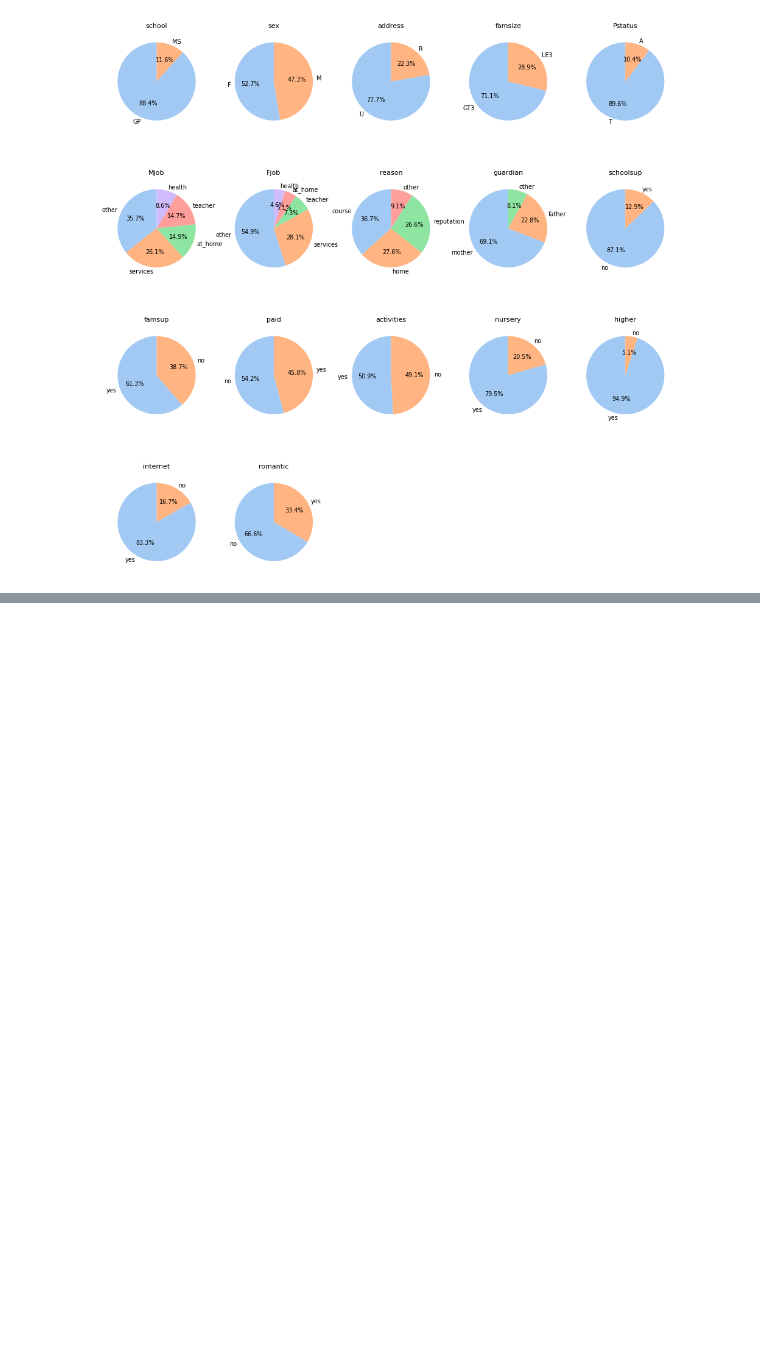
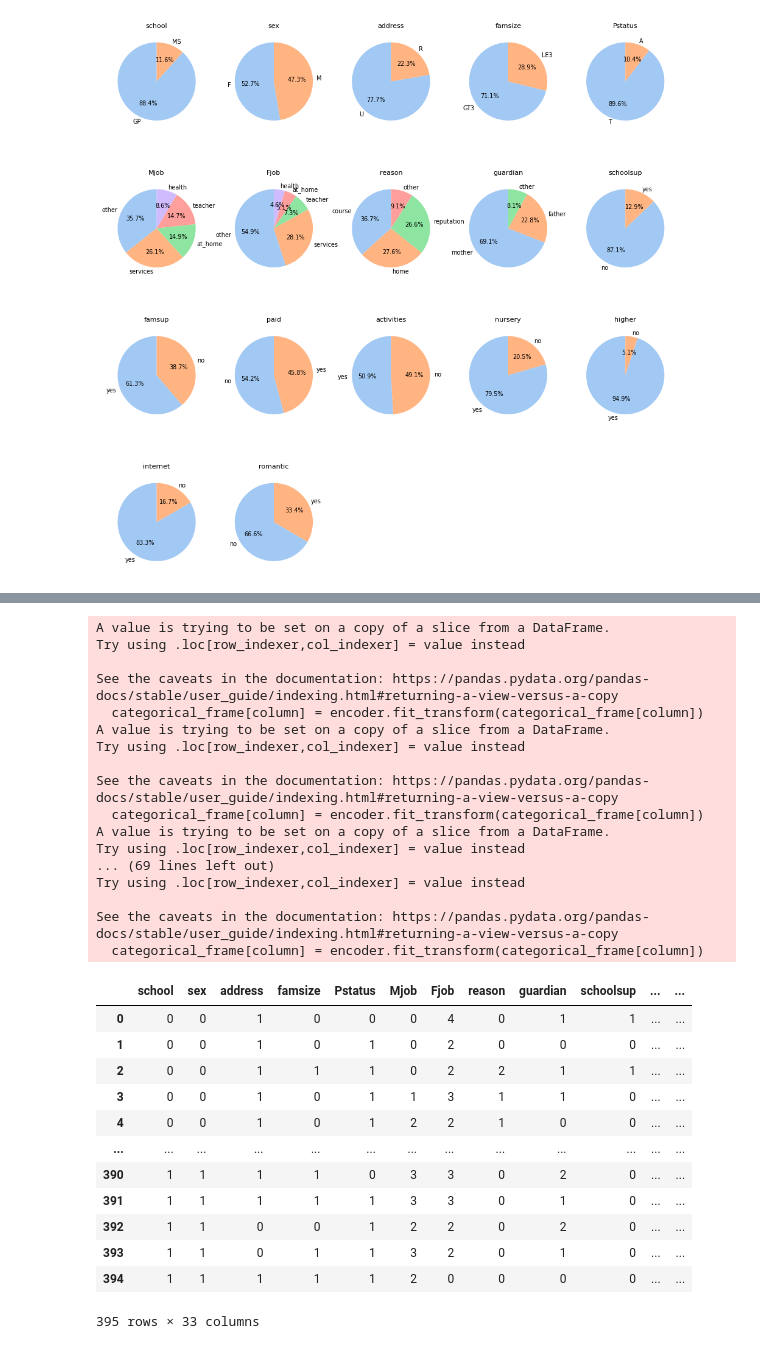
Before and after one commit to rimraf-adi/student-performance, a Jupyter notebook: test.ipynb, the cells around one changed output, grey strips where cells are left out. Drawn from its saved outputs; the diff is of its cells as text; code cells hidden in the pictures; blank space fills up the shorter version.

Commit message:
feat: complete model

```diff
--- a/test.ipynb
+++ b/test.ipynb
@@ -66,0 +113,46 @@ for i,value in enumerate(categorical_data):
+# %%
+from sklearn.model_selection import train_test_split
+from sklearn.linear_model import LinearRegression
+from sklearn.metrics import mean_squared_error, r2_score
+from sklearn.preprocessing import LabelEncoder
+
+encoder = LabelEncoder()
+# %%
+categorical_frame = maths_df[categorical_data]
+# encoded_frame = pd.get_dummies(categorical_frame,drop_first=True)
+for column in categorical_frame.columns:
+    categorical_frame[column] = encoder.fit_transform(categorical_frame[column])
+# encoded_frame = encoded_frame.astype(int)
+final = pd.concat([categorical_frame,maths_df[numeric_data]],axis=1)
+final
+# %% [output]
+A value is trying to be set on a copy of a slice from a DataFrame.
+Try using .loc[row_indexer,col_indexer] = value instead
+
+See the caveats in the documentation: https://pandas.pydata.org/pandas-docs/stable/user_guide/indexing.html#returning-a-view-versus-a-copy
+  categorical_frame[column] = encoder.fit_transform(categorical_frame[column])
+A value is trying to be set on a copy of a slice from a DataFrame.
+Try using .loc[row_indexer,col_indexer] = value instead
+
+See the caveats in the documentation: https://pandas.pydata.org/pandas-docs/stable/user_guide/indexing.html#returning-a-view-versus-a-copy
+  categorical_frame[column] = encoder.fit_transform(categorical_frame[column])
+A value is trying to be set on a copy of a slice from a DataFrame.
+Try using .loc[row_indexer,col_indexer] = value instead
+... (69 lines left out)
+Try using .loc[row_indexer,col_indexer] = value instead
+
+See the caveats in the documentation: https://pandas.pydata.org/pandas-docs/stable/user_guide/indexing.html#returning-a-view-versus-a-copy
+  categorical_frame[column] = encoder.fit_transform(categorical_frame[column])
+|  | school | sex | address | famsize | Pstatus | Mjob | Fjob | reason | guardian | schoolsup | ... | ... |
+| 0 | 0 | 0 | 1 | 0 | 0 | 0 | 4 | 0 | 1 | 1 | ... | ... |
+| 1 | 0 | 0 | 1 | 0 | 1 | 0 | 2 | 0 | 0 | 0 | ... | ... |
+| 2 | 0 | 0 | 1 | 1 | 1 | 0 | 2 | 2 | 1 | 1 | ... | ... |
+| 3 | 0 | 0 | 1 | 0 | 1 | 1 | 3 | 1 | 1 | 0 | ... | ... |
+| 4 | 0 | 0 | 1 | 0 | 1 | 2 | 2 | 1 | 0 | 0 | ... | ... |
+| ... | ... | ... | ... | ... | ... | ... | ... | ... | ... | ... | ... | ... |
+| 390 | 1 | 1 | 1 | 1 | 0 | 3 | 3 | 0 | 2 | 0 | ... | ... |
+| 391 | 1 | 1 | 1 | 1 | 1 | 3 | 3 | 0 | 1 | 0 | ... | ... |
+| 392 | 1 | 1 | 0 | 0 | 1 | 2 | 2 | 0 | 2 | 0 | ... | ... |
+| 393 | 1 | 1 | 0 | 1 | 1 | 3 | 2 | 0 | 1 | 0 | ... | ... |
+| 394 | 1 | 1 | 1 | 1 | 1 | 2 | 0 | 0 | 0 | 0 | ... | ... |
+395 rows × 33 columns
```
Also changed, not shown: parts of 10 cells of this notebook.
